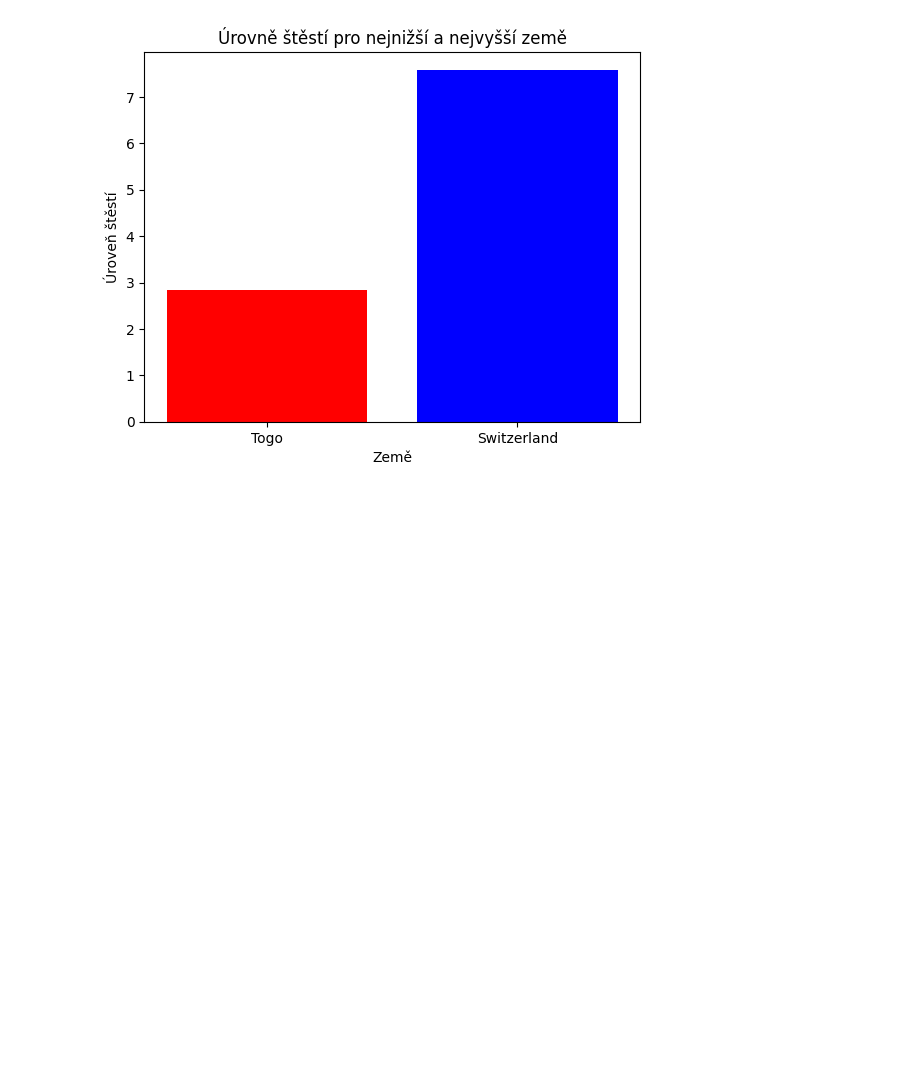
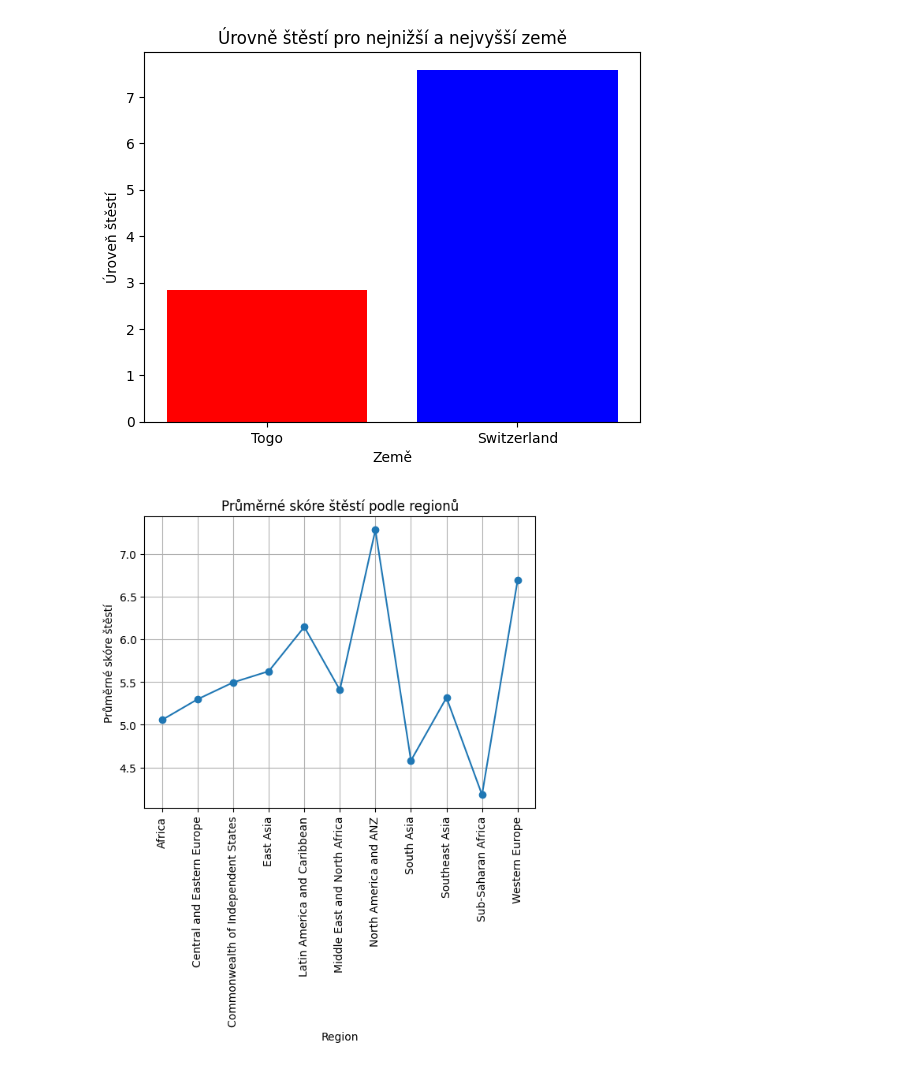
Before and after one commit to Krgavr/MSW, a Jupyter notebook: Zadani2.ipynb, the cells around one changed output. Cells and saved outputs as stored; diff of their text form; code cells hidden in the pictures; blank space fills up the shorter version.

```diff
--- a/Zadani2.ipynb
+++ b/Zadani2.ipynb
@@ -62,3 +62,20 @@ plt.title('Úrovně štěstí pro nejnižší a nejvyšší země')
 plt.show()
 # %% [output]
 [figure]
+# %%
+
+data = pd.read_csv('WHR_2015.csv')
+
+# prumer podle regionu
+region_happiness = data.groupby('region')['happiness_score'].mean().reset_index()
+
+# kresleni grafu
+plt.plot(region_happiness['region'], region_happiness['happiness_score'], marker='o', linestyle='-')
+plt.xlabel('Region')
+plt.ylabel('Průměrné skóre štěstí')
+plt.title('Průměrné skóre štěstí podle regionů')
+plt.xticks(rotation='vertical')
+plt.grid(True)
+plt.show()
+# %% [output]
+[figure, added]
```
Also changed, not shown: parts of 2 cells of this notebook.
